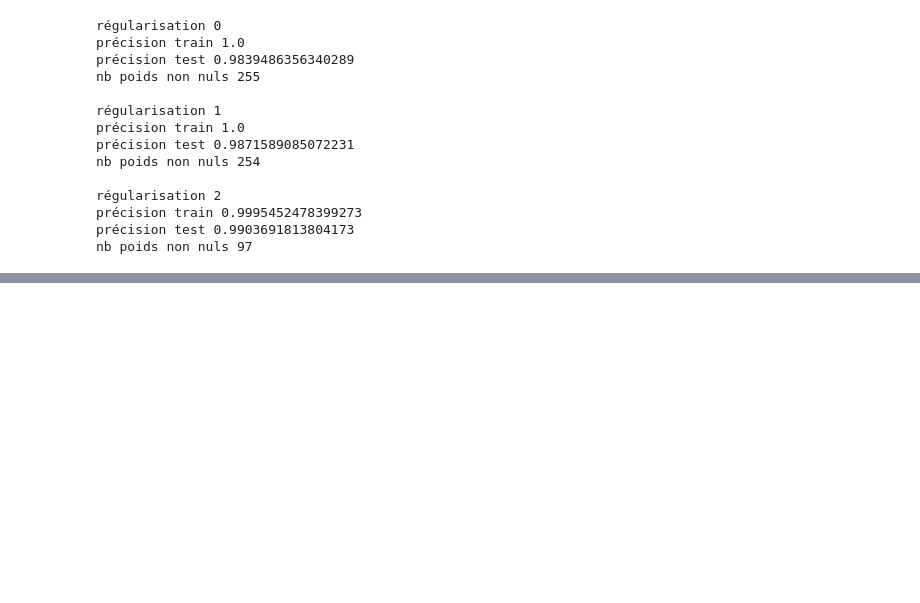
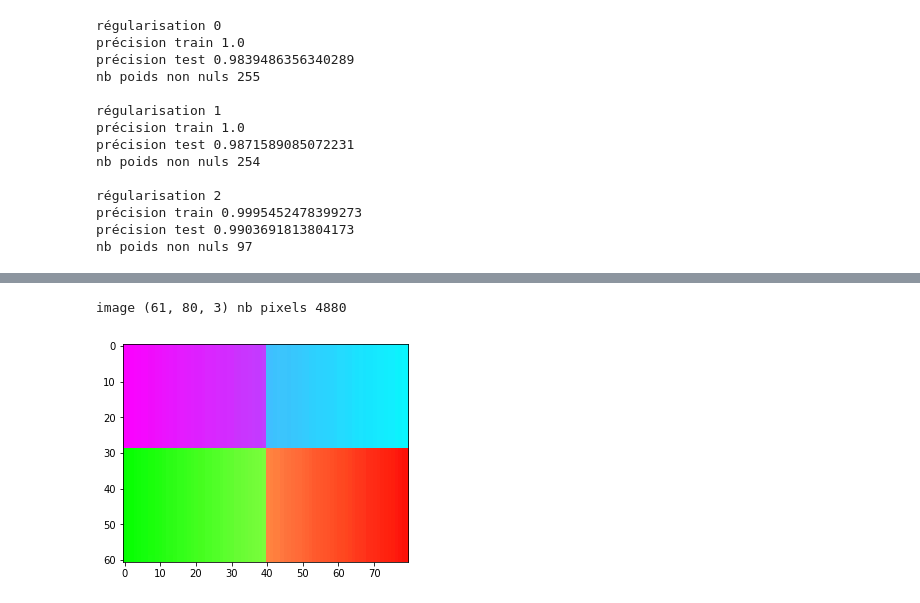
Before and after one commit to keyber/ARF, a Jupyter notebook: projet/BEROUKHIM_Keyvan_projet.ipynb, the cells around one changed output, grey strips where cells are left out. Saved outputs shown, nothing was run; the diff lists cells and outputs as text; code cells hidden in the pictures; blank space fills up the shorter version.

```diff
--- a/projet/BEROUKHIM_Keyvan_projet.ipynb
+++ b/projet/BEROUKHIM_Keyvan_projet.ipynb
@@ -56,0 +64,7 @@ nb poids non nuls 97
+# %%
+im = read_im("degrade2_petit.png")
+print("image", im.shape, "nb pixels", im.size // 3)
+print_im(im)
+# %% [output]
+image (61, 80, 3) nb pixels 4880
+[figure, added]
```
Also changed, not shown: parts of 6 cells of this notebook, 1 other file.
